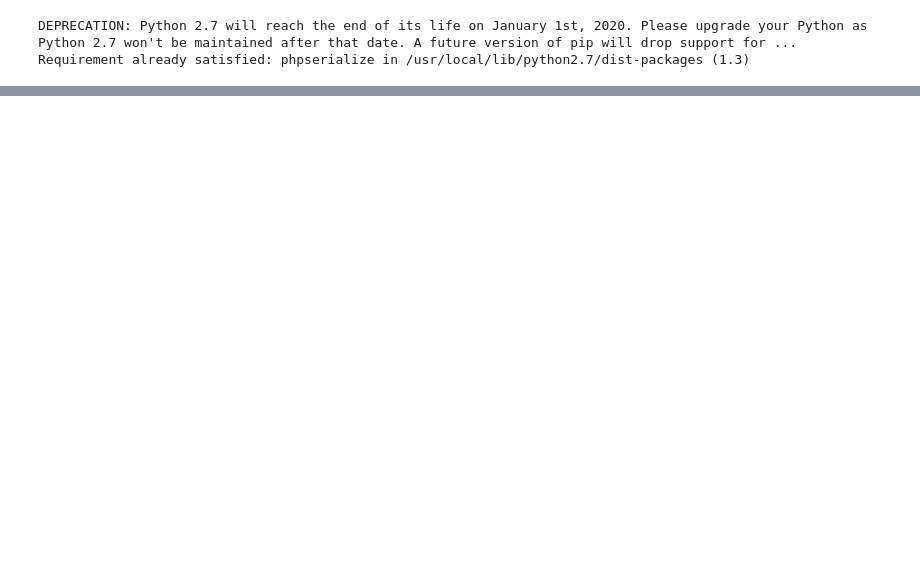
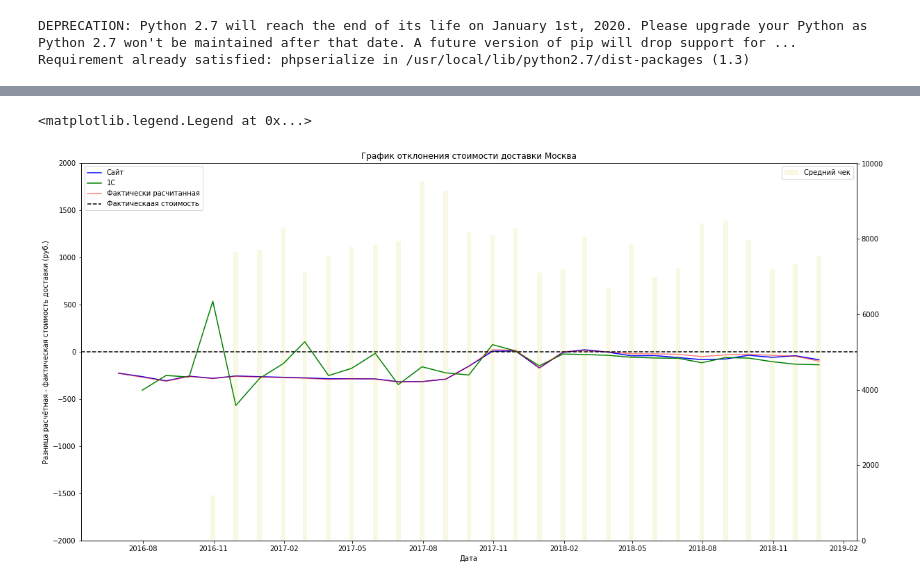
Before and after one commit to hantarex/Python, a Jupyter notebook: Plots/Diff_delivery.ipynb, the cells around one changed output, grey strips where cells are left out. Cells and saved outputs as stored; diff of their text form; code cells hidden in the pictures; blank space fills up the shorter version.

```diff
--- a/Plots/Diff_delivery.ipynb
+++ b/Plots/Diff_delivery.ipynb
@@ -139,0 +140,48 @@ ax1.legend(loc=2)
+# %%
+c_delivery_m = data_moscow[data_moscow['1c_delivery'].notnull()]
+f_delivery_m = data_moscow[data_moscow['full'].notnull()]
+
+data_moscow = data_moscow[pd.to_numeric(data_moscow['site_delivery'], errors='coerce').notnull()]
+# data = data[pd.to_numeric(data['fact_delivery'], errors='coerce').notnull()]
+c_delivery_m = c_delivery_m[pd.to_numeric(c_delivery_m['fact_delivery'], errors='coerce').notnull()]
+f_delivery_m = f_delivery_m[pd.to_numeric(f_delivery_m['fact_delivery'], errors='coerce').notnull()]
+c_delivery_m = c_delivery_m[pd.to_numeric(c_delivery_m['1c_delivery'], errors='coerce').notnull()]
+
+data_moscow['site_delivery'] = data_moscow['site_delivery'].astype(float)
+data_moscow['fact_delivery'] = data_moscow['fact_delivery'].astype(float)
+
+c_delivery_m['fact_delivery'] = c_delivery_m['fact_delivery'].astype(float)
+c_delivery_m['1c_delivery'] = c_delivery_m['1c_delivery'].astype(float)
+f_delivery_m['fact_delivery'] = f_delivery_m['fact_delivery'].astype(float)
+
+data_moscow['diff'] = data_moscow['site_delivery'] - data_moscow['fact_delivery']
+c_delivery_m['diff'] = c_delivery_m['1c_delivery'] - c_delivery_m['fact_delivery']
+f_delivery_m['diff'] = f_delivery_m['full'] - f_delivery_m['fact_delivery']
+
+data_group_m = data_moscow.drop(columns=['order'], axis=1).groupby(pd.Grouper(key='date', freq=group))
+data_group_c_m = c_delivery_m.drop(columns=['order'], axis=1).groupby(pd.Grouper(key='date', freq=group))
+data_group_f_m = f_delivery_m.drop(columns=['order'], axis=1).groupby(pd.Grouper(key='date', freq=group))
+
+result_m = data_group_m.mean()
+result_c_m = data_group_c_m.mean()
+result_f_m = data_group_f_m.mean()
+# %%
+fig, ax1 = plt.subplots(figsize=(20,10))
+plt.title(u"График отклонения стоимости доставки Москва")
+ax2 = ax1.twinx()
+ax1.set_ylim([-2000,2000])
+ax1.set_xlabel(u"Дата")
+ax1.set_ylabel(u"Разница расчётная - фактическая стоимость доставки (руб.)")
+ax1.plot(result_m['diff'],"-b", label=u'Сайт')
+ax1.plot(result_c_m['diff'],"-g", label=u'1С')
+ax1.plot(result_f_m['diff'],"-r", label=u'Фактически расчитанная', alpha=0.5)
+ax2.bar(result.index.values, result_m['basket'], color="y", width=6, alpha=0.1, label=u"Средний чек")
+ax1.axhline(0, color='k', linestyle='--', label=u"Фактическаая стоимость")
+# ax1.plot(new_date_median['item_cost'],"-g", label=u'Стоиомсть позиции', antialiased=True)
+# ax1.plot(new_date_mean['item_cost'],"-k", label=u'Стоиомсть позиции среднее', antialiased=True)
+# ax1.plot(result['non_reg'],linewidth=2)
+ax2.legend(loc=1)
+ax1.legend(loc=2)
+# %% [output]
+<matplotlib.legend.Legend at 0x...>
+[figure, added]
```
Also changed, not shown: parts of 14 cells of this notebook.
